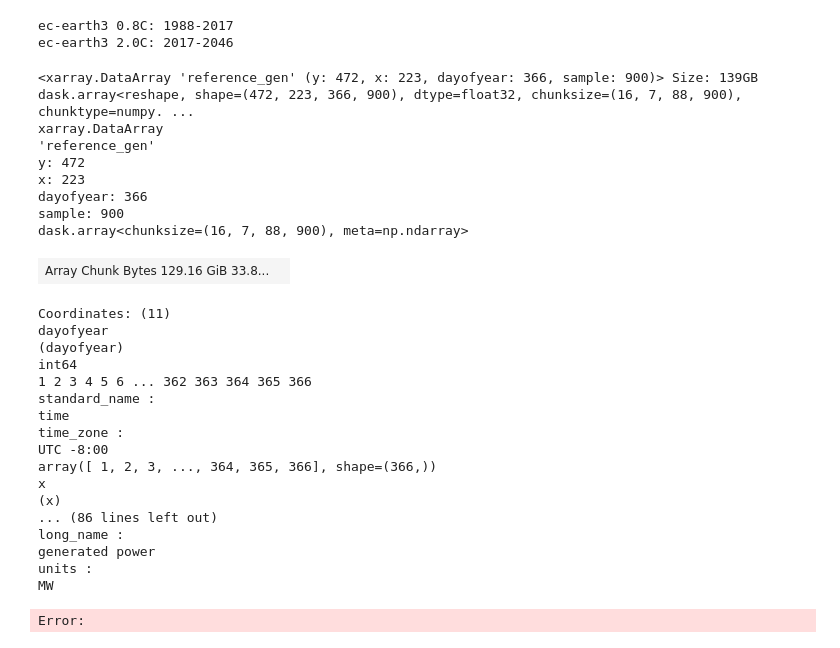
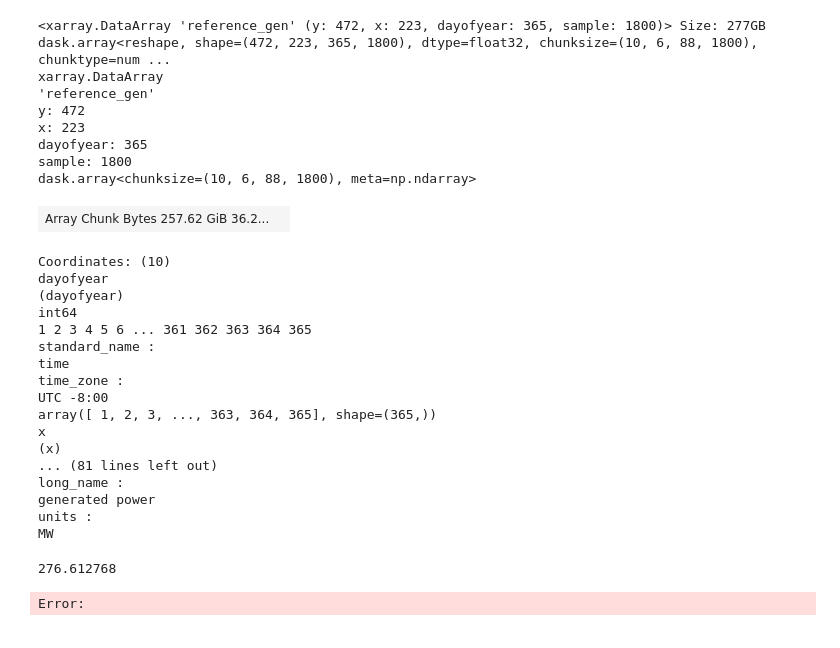
Before and after one commit to Eagle-Rock-Analytics/renewable-analysis, a Jupyter notebook: notebooks/test_sei_on_domain.ipynb, the cells around one changed output. Cells and saved outputs as stored; diff of their text form; code cells hidden in the pictures.

```diff
--- a/notebooks/test_sei_on_domain.ipynb
+++ b/notebooks/test_sei_on_domain.ipynb
@@ -47,7 +49,4 @@ simulation = "ec-earth3"
 scenario = "historical"
 gwl = [0.8, 2.0]
 
-ren_ds = get_ren_data_gwl(resource, module, domain, variable, frequency, simulation, gwl)
+ren_ds = get_ren_data_concat(resource, module, domain, variable, frequency, simulation)
-# %% [output]
-ec-earth3 0.8C: 1988-2017
-ec-earth3 2.0C: 2017-2046
@@ -57,50 +60,55 @@ ds_future = ren_ds[1].squeeze()
+# %%
+ds_reference = ren_ds.sel(time=slice(f"{start_year}", f"{end_year}"))
 # %%
 # construct 30 day window for ECDF fitting
-window_size = 30
+window_size = 60
 
 ds_window = ds_reference.rolling(time=window_size, center=True).construct("window")
 ds_window = ds_window.assign_coords({"window" : [w for w in np.arange(1,window_size+1,1)]})
-#ds_window = ds_window.sel(time=slice("1982-01-01","2011-12-31"))
 ds_window['dayofyear'] = ds_window.time.dt.dayofyear
 ds_window['year'] = ds_window.time.dt.year
 ds_window = ds_window.assign_coords(
     {"dayofyear":ds_window.time.dt.dayofyear,
     "year":ds_window.time.dt.year}
 )
 # reshape time dimension
 ds_window = ds_window.drop_vars("time").set_index(time=['dayofyear','year']).unstack()
 
 # flatten each day of year to a 1d vector with all samples (30 day window x number of years)
 ds_window = ds_window.stack(sample=["window","year"])
 ds_window = ds_window.rename("reference_gen")
 display(ds_window)
 # %% [output]
-<xarray.DataArray 'reference_gen' (y: 472, x: 223, dayofyear: 366, sample: 900)> Size: 139GB dask.array<reshape, shape=(472, 223, 366, 900), dtype=float32, chunksize=(16, 7, 88, 900), chunktype=numpy. ...
+<xarray.DataArray 'reference_gen' (y: 472, x: 223, dayofyear: 365, sample: 1800)> Size: 277GB dask.array<reshape, shape=(472, 223, 365, 1800), dtype=float32, chunksize=(10, 6, 88, 1800), chunktype=num ...
 xarray.DataArray
 'reference_gen'
 y: 472
 x: 223
-dayofyear: 366
-sample: 900
-dask.array<chunksize=(16, 7, 88, 900), meta=np.ndarray>
+dayofyear: 365
+sample: 1800
+dask.array<chunksize=(10, 6, 88, 1800), meta=np.ndarray>
-| Array Chunk Bytes 129.16 GiB 33.8... |  |
+| Array Chunk Bytes 257.62 GiB 36.2... |  |
-Coordinates: (11)
+Coordinates: (10)
 dayofyear
 (dayofyear)
 int64
-1 2 3 4 5 6 ... 362 363 364 365 366
+1 2 3 4 5 6 ... 361 362 363 364 365
 standard_name :
 time
 time_zone :
 UTC -8:00
-array([ 1, 2, 3, ..., 364, 365, 366], shape=(366,))
+array([ 1, 2, 3, ..., 363, 364, 365], shape=(365,))
 x
 (x)
-... (86 lines left out)
+... (81 lines left out)
 long_name :
 generated power
 units :
 MW
+# %%
+ds_window.nbytes / 1e9  # size in GB
+# %% [output]
+276.612768
 # %%
 ds_window.load()
 # %% [output]
```
Also changed, not shown: parts of 3 cells of this notebook, 2 other files.
